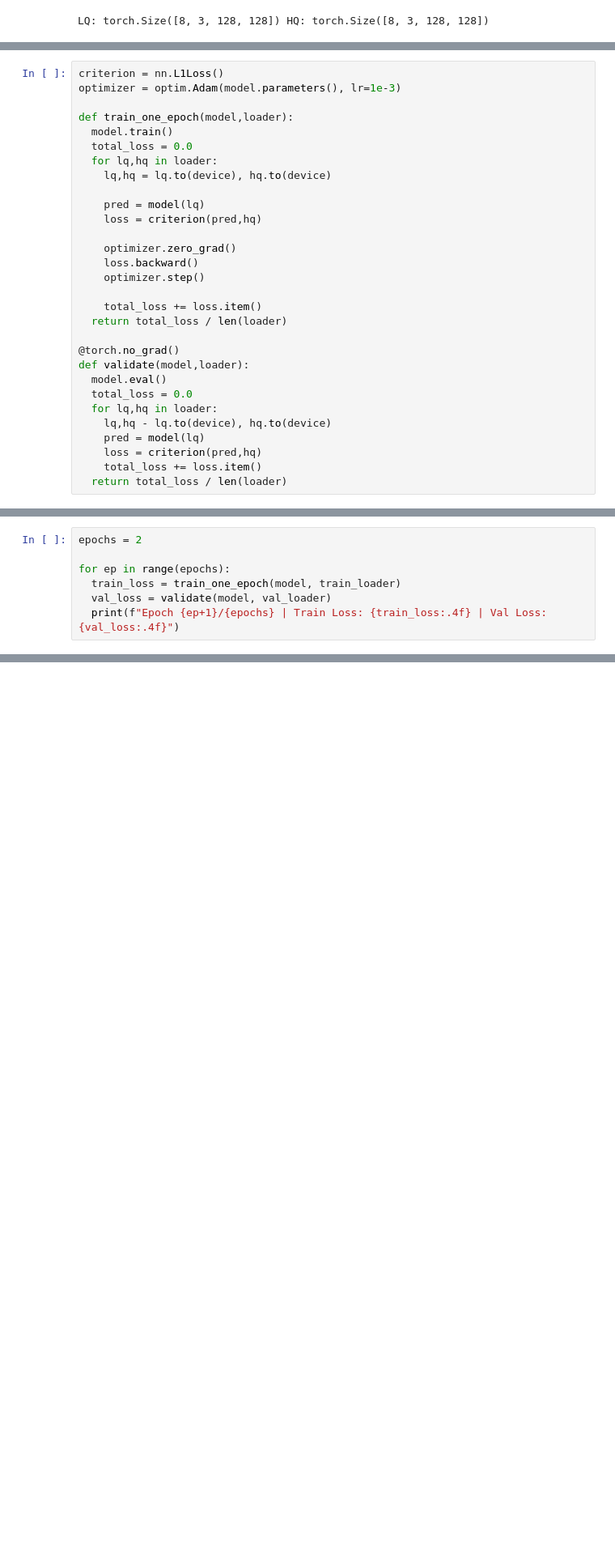
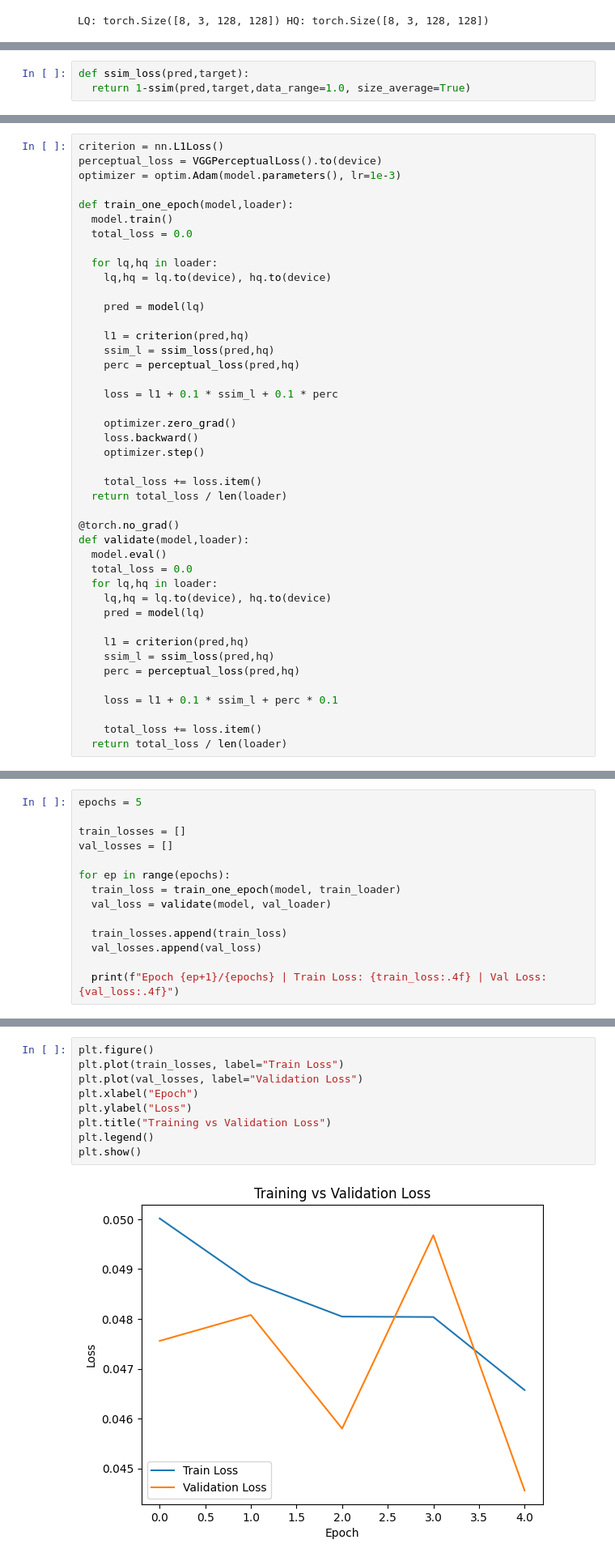
Before and after one commit to TatakAdi/DeepLearning_Group1, a Jupyter notebook: model.ipynb, the cells around one changed output, grey strips where cells are left out. Shown at 81% size. Cells and saved outputs as stored; diff of their text form; blank space fills up the shorter version.

Commit message:
feat: add epochs to 5 and add VGG and SSIM loss function

```diff
--- a/model.ipynb
+++ b/model.ipynb
@@ -125,0 +174,3 @@ torch.Size([1, 3, 128, 128])
+# %%
+def ssim_loss(pred,target):
+  return 1-ssim(pred,target,data_range=1.0, size_average=True)
@@ -126,15 +179,22 @@ torch.Size([1, 3, 128, 128])
 # %%
 criterion = nn.L1Loss()
+perceptual_loss = VGGPerceptualLoss().to(device)
 optimizer = optim.Adam(model.parameters(), lr=1e-3)
 
 def train_one_epoch(model,loader):
   model.train()
   total_loss = 0.0
+
   for lq,hq in loader:
     lq,hq = lq.to(device), hq.to(device)
 
     pred = model(lq)
-    loss = criterion(pred,hq)
+
+    l1 = criterion(pred,hq)
+    ssim_l = ssim_loss(pred,hq)
+    perc = perceptual_loss(pred,hq)
+
+    loss = l1 + 0.1 * ssim_l + 0.1 * perc
 
     optimizer.zero_grad()
     loss.backward()
@@ -148,8 +208,14 @@ def validate(model,loader):
   model.eval()
   total_loss = 0.0
   for lq,hq in loader:
-    lq,hq - lq.to(device), hq.to(device)
+    lq,hq = lq.to(device), hq.to(device)
     pred = model(lq)
-    loss = criterion(pred,hq)
+
+    l1 = criterion(pred,hq)
+    ssim_l = ssim_loss(pred,hq)
+    perc = perceptual_loss(pred,hq)
+
+    loss = l1 + 0.1 * ssim_l + perc * 0.1
+
     total_loss += loss.item()
   return total_loss / len(loader)
@@ -156,8 +225,15 @@ def validate(model,loader):
 # %%
-epochs = 2
+epochs = 5
+
+train_losses = []
+val_losses = []
 
 for ep in range(epochs):
   train_loss = train_one_epoch(model, train_loader)
   val_loss = validate(model, val_loader)
+
+  train_losses.append(train_loss)
+  val_losses.append(val_loss)
+
   print(f"Epoch {ep+1}/{epochs} | Train Loss: {train_loss:.4f} | Val Loss: {val_loss:.4f}")
 # %% [output]
@@ -166,3 +245,14 @@ Epoch 2/2 | Train Loss: 0.0295 | Val Loss: 0.0326
+# %%
+plt.figure()
+plt.plot(train_losses, label="Train Loss")
+plt.plot(val_losses, label="Validation Loss")
+plt.xlabel("Epoch")
+plt.ylabel("Loss")
+plt.title("Training vs Validation Loss")
+plt.legend()
+plt.show()
+# %% [output]
+[figure, added]
 # %%
 model.eval()
 lq,hq = next(iter(val_loader))
```
Also changed, not shown: parts of 11 cells of this notebook, 1 other file.
